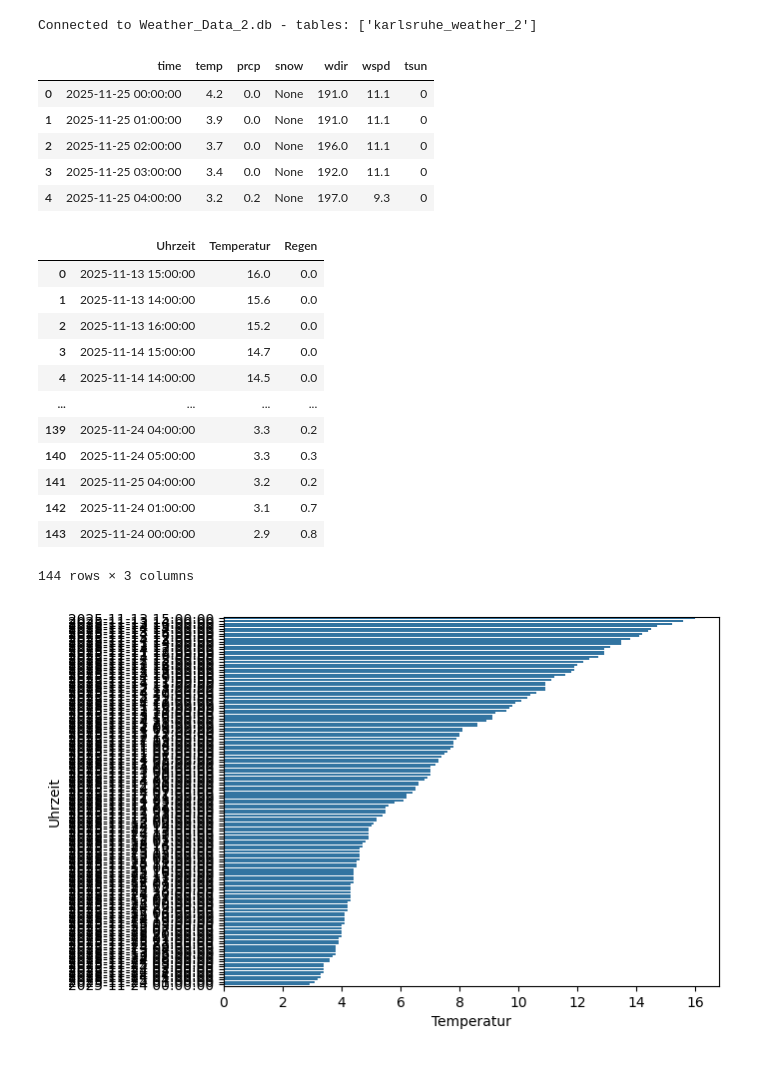
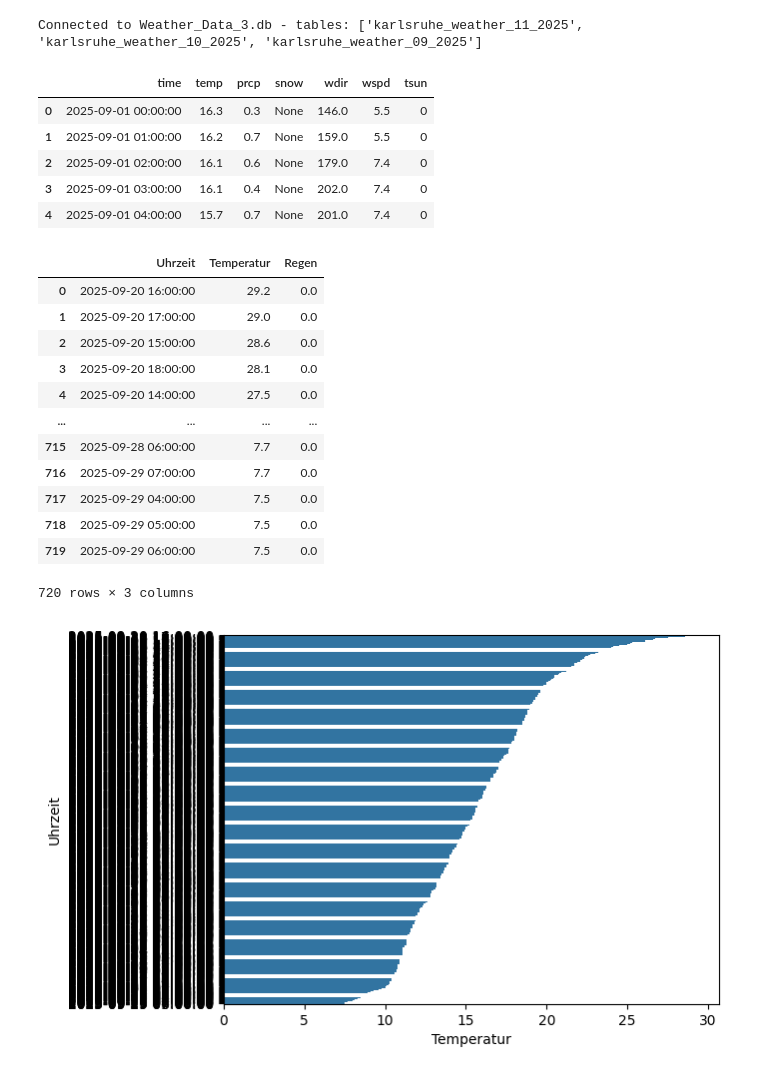
Before and after one commit to Bemnyyy/Projektarbeit, a Jupyter notebook: Test_weather_notebook.ipynb, the cells around one changed output. Cells and saved outputs as stored; diff of their text form; code cells hidden in the pictures.

```diff
--- a/Test_weather_notebook.ipynb
+++ b/Test_weather_notebook.ipynb
@@ -1,10 +1,10 @@
 # %%
 import sqlite3
-db_file = "Weather_Data_2.db"
+db_file = "Weather_Data_3.db"
 conn = sqlite3.connect(db_file)
 # %%
 import sqlite3
-db_file = "Weather_Data_2.db"
+db_file = "Weather_Data_3.db"
 
 try:
     conn = sqlite3.connect(db_file)
@@ -18,23 +18,23 @@ except sqlite3.Error as e:
     conn = None
     cur = None
 # %% [output]
-Connected to Weather_Data_2.db - tables: ['karlsruhe_weather_2']
+Connected to Weather_Data_3.db - tables: ['karlsruhe_weather_11_2025', 'karlsruhe_weather_10_2025', 'karlsruhe_weather_09_2025']
 # %%
 import pandas as pd
-query = "SELECT * FROM karlsruhe_weather_2;"
+query = "SELECT * FROM karlsruhe_weather_09_2025;"
 tabelle = pd.read_sql_query(query, conn)
 tabelle.head(5)
 # %% [output]
 |  | time | temp | prcp | snow | wdir | wspd | tsun |
-| 0 | 2025-11-25 00:00:00 | 4.2 | 0.0 | None | 191.0 | 11.1 | 0 |
-| 1 | 2025-11-25 01:00:00 | 3.9 | 0.0 | None | 191.0 | 11.1 | 0 |
-| 2 | 2025-11-25 02:00:00 | 3.7 | 0.0 | None | 196.0 | 11.1 | 0 |
-| 3 | 2025-11-25 03:00:00 | 3.4 | 0.0 | None | 192.0 | 11.1 | 0 |
-| 4 | 2025-11-25 04:00:00 | 3.2 | 0.2 | None | 197.0 | 9.3 | 0 |
+| 0 | 2025-09-01 00:00:00 | 16.3 | 0.3 | None | 146.0 | 5.5 | 0 |
+| 1 | 2025-09-01 01:00:00 | 16.2 | 0.7 | None | 159.0 | 5.5 | 0 |
+| 2 | 2025-09-01 02:00:00 | 16.1 | 0.6 | None | 179.0 | 7.4 | 0 |
+| 3 | 2025-09-01 03:00:00 | 16.1 | 0.4 | None | 202.0 | 7.4 | 0 |
+| 4 | 2025-09-01 04:00:00 | 15.7 | 0.7 | None | 201.0 | 7.4 | 0 |
 # %%
 query_top5 = """
 SELECT time as Uhrzeit, temp as Temperatur, prcp as Regen
-FROM karlsruhe_weather_2
+FROM karlsruhe_weather_09_2025
 ORDER BY temp DESC
 ;
 """
@@ -42,18 +42,18 @@ top5 = pd.read_sql_query(query_top5, conn)
 top5
 # %% [output]
 |  | Uhrzeit | Temperatur | Regen |
-| 0 | 2025-11-13 15:00:00 | 16.0 | 0.0 |
-| 1 | 2025-11-13 14:00:00 | 15.6 | 0.0 |
-| 2 | 2025-11-13 16:00:00 | 15.2 | 0.0 |
-| 3 | 2025-11-14 15:00:00 | 14.7 | 0.0 |
-| 4 | 2025-11-14 14:00:00 | 14.5 | 0.0 |
+| 0 | 2025-09-20 16:00:00 | 29.2 | 0.0 |
+| 1 | 2025-09-20 17:00:00 | 29.0 | 0.0 |
+| 2 | 2025-09-20 15:00:00 | 28.6 | 0.0 |
+| 3 | 2025-09-20 18:00:00 | 28.1 | 0.0 |
+| 4 | 2025-09-20 14:00:00 | 27.5 | 0.0 |
 | ... | ... | ... | ... |
-| 139 | 2025-11-24 04:00:00 | 3.3 | 0.2 |
-| 140 | 2025-11-24 05:00:00 | 3.3 | 0.3 |
-| 141 | 2025-11-25 04:00:00 | 3.2 | 0.2 |
-| 142 | 2025-11-24 01:00:00 | 3.1 | 0.7 |
-| 143 | 2025-11-24 00:00:00 | 2.9 | 0.8 |
+| 715 | 2025-09-28 06:00:00 | 7.7 | 0.0 |
+| 716 | 2025-09-29 07:00:00 | 7.7 | 0.0 |
+| 717 | 2025-09-29 04:00:00 | 7.5 | 0.0 |
+| 718 | 2025-09-29 05:00:00 | 7.5 | 0.0 |
+| 719 | 2025-09-29 06:00:00 | 7.5 | 0.0 |
-144 rows × 3 columns
+720 rows × 3 columns
 # %%
 import seaborn as sns
 import matplotlib.pyplot as plt
@@ -61,6 +61,6 @@ import matplotlib.pyplot as plt
 sns.barplot(data=top5, x="Temperatur", y="Uhrzeit")
 plt.show()
 # %% [output]
-[figure, old version]
+[figure, new version]
 # %%
 query = """SELECT *
```
Also changed, not shown: parts of 4 cells of this notebook, 2 other files.
